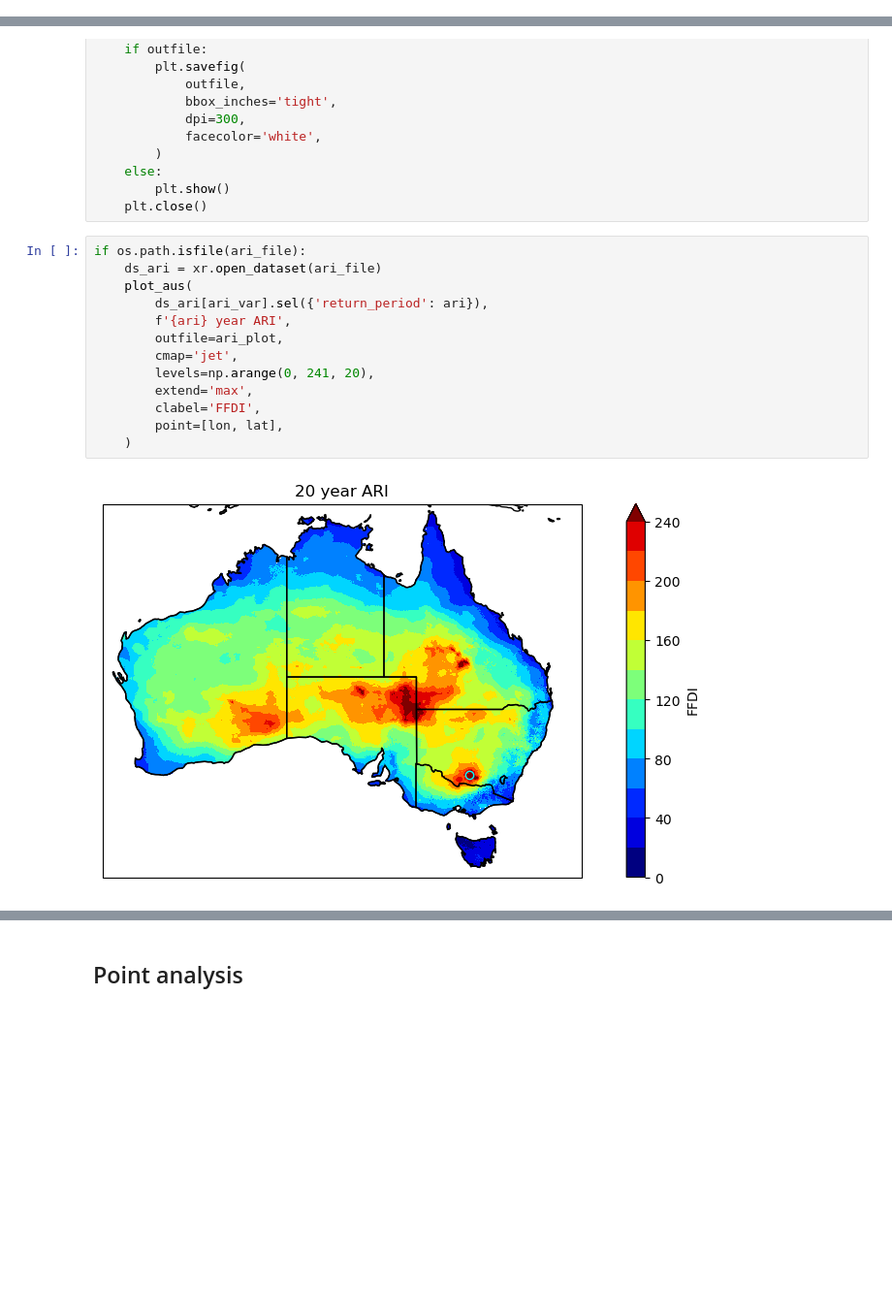
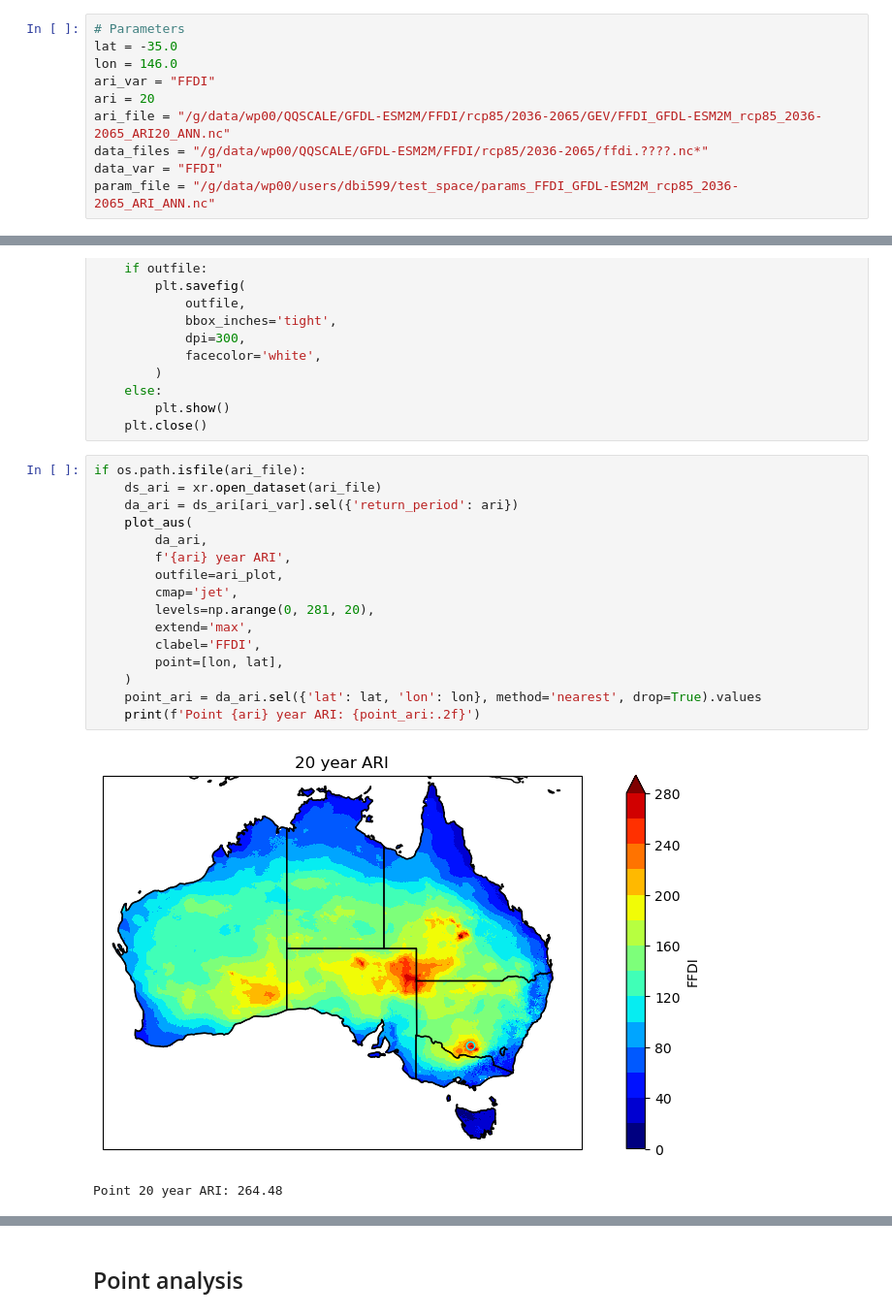
Before and after one commit to climate-innovation-hub/frequency-analysis, a Jupyter notebook: examples/hot_spot.ipynb, the cells around one changed output, grey strips where cells are left out. Shown: that part at 97% size. Cells and saved outputs as stored; diff of their text form; blank space fills up the shorter version.

```diff
--- a/examples/hot_spot.ipynb
+++ b/examples/hot_spot.ipynb
@@ -45,3 +36,13 @@ data_var = "FFDI"
+# %%
+# Parameters
+lat = -35.0
+lon = 146.0
+ari_var = "FFDI"
+ari = 20
+ari_file = "/g/data/wp00/QQSCALE/GFDL-ESM2M/FFDI/rcp85/2036-2065/GEV/FFDI_GFDL-ESM2M_rcp85_2036-2065_ARI20_ANN.nc"
+data_files = "/g/data/wp00/QQSCALE/GFDL-ESM2M/FFDI/rcp85/2036-2065/ffdi.????.nc*"
+data_var = "FFDI"
+param_file = "/g/data/wp00/users/dbi599/test_space/params_FFDI_GFDL-ESM2M_rcp85_2036-2065_ARI_ANN.nc"
 # %%
 assert 'lat' in locals(), "Must provide a latitude (-p lat)"
 assert 'lon' in locals(), "Must provide a longitude (-p lon)"
@@ -100,18 +101,22 @@ def plot_aus(
 # %%
 if os.path.isfile(ari_file):
     ds_ari = xr.open_dataset(ari_file)
+    da_ari = ds_ari[ari_var].sel({'return_period': ari})
     plot_aus(
-        ds_ari[ari_var].sel({'return_period': ari}),
+        da_ari,
         f'{ari} year ARI',
         outfile=ari_plot,
         cmap='jet',
-        levels=np.arange(0, 241, 20),
+        levels=np.arange(0, 281, 20),
         extend='max',
         clabel='FFDI',
         point=[lon, lat],
     )
+    point_ari = da_ari.sel({'lat': lat, 'lon': lon}, method='nearest', drop=True).values
+    print(f'Point {ari} year ARI: {point_ari:.2f}')
 # %% [output]
-[figure, old version]
+[figure, new version]
+Point 20 year ARI: 264.48
 # %%
 if data_files:
     da_max = ds_data[data_var].max(dim='time', skipna=True)
```
Also changed, not shown: parts of 4 cells of this notebook, 1 other file.
